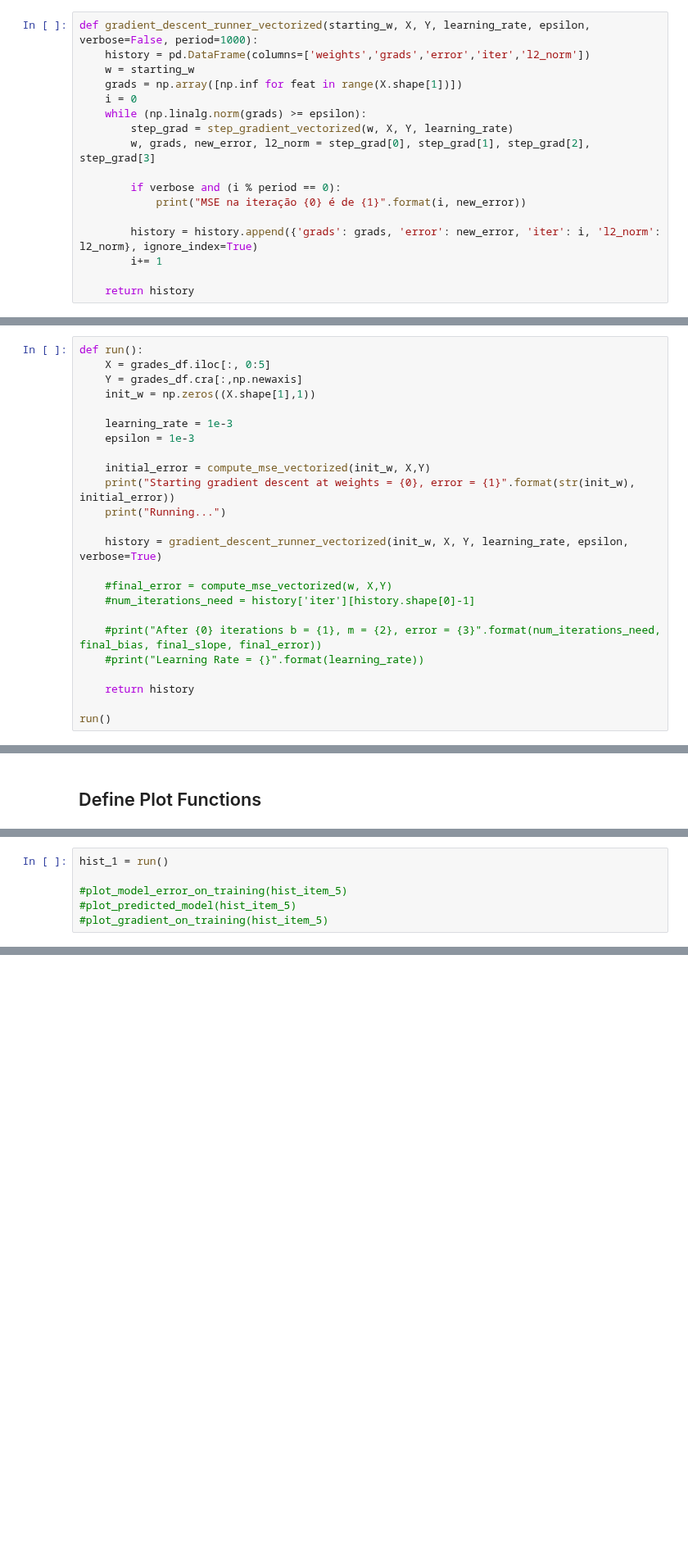
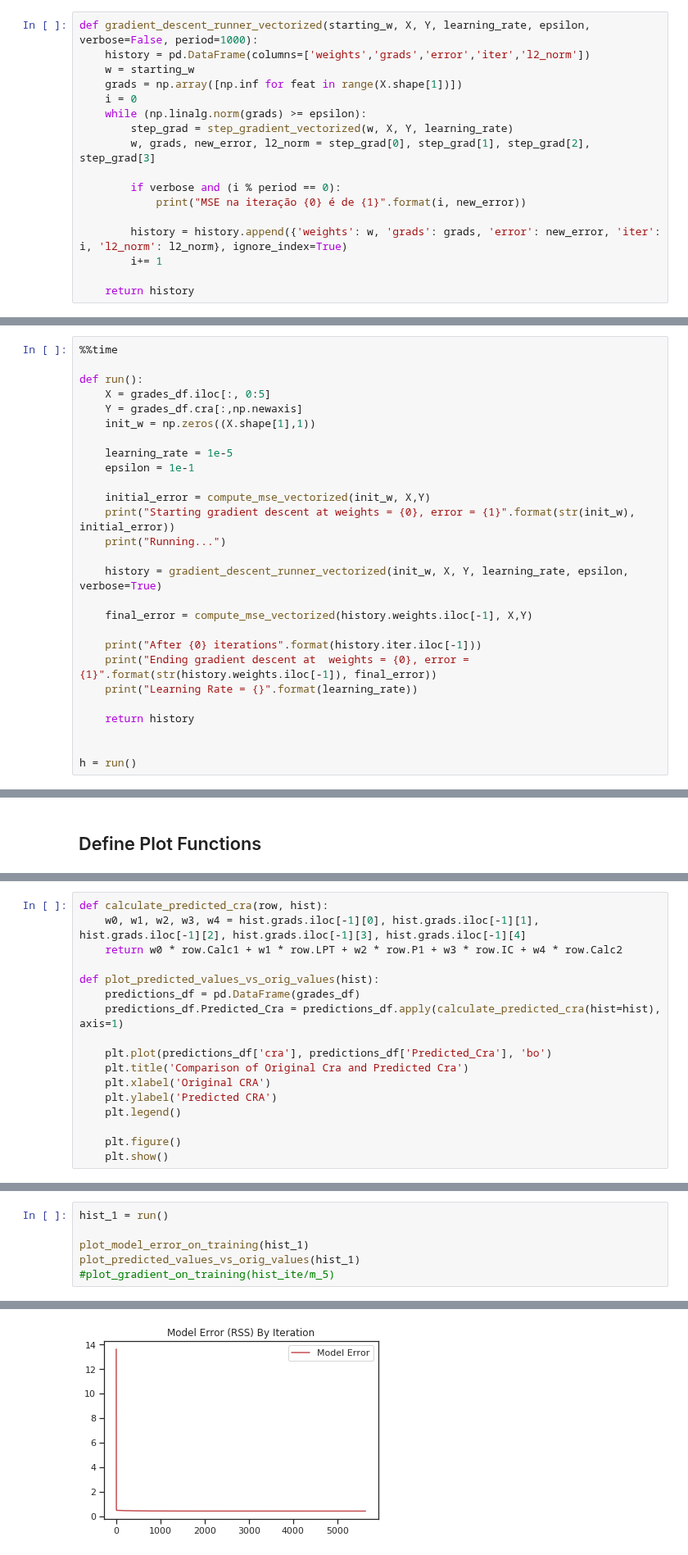
Before and after one commit to guilhermemg/ml-mestrado, a Jupyter notebook: notebooks/assignment-2.ipynb, the cells around one changed output, grey strips where cells are left out. Shown at 82% size. Saved outputs shown, nothing was run; the diff lists cells and outputs as text; blank space fills up the shorter version.

```diff
--- a/notebooks/assignment-2.ipynb
+++ b/notebooks/assignment-2.ipynb
@@ -104,20 +98,22 @@ def gradient_descent_runner_vectorized(starting_w, X, Y, learning_rate, epsilon,
         if verbose and (i % period == 0):
             print("MSE na iteração {0} é de {1}".format(i, new_error))
 
-        history = history.append({'grads': grads, 'error': new_error, 'iter': i, 'l2_norm': l2_norm}, ignore_index=True)
+        history = history.append({'weights': w, 'grads': grads, 'error': new_error, 'iter': i, 'l2_norm': l2_norm}, ignore_index=True)
         i+= 1
 
     return history
 # %% [markdown]
 ### Função para fazer o treinamento
 # %%
+%%time
+
 def run():
     X = grades_df.iloc[:, 0:5]
     Y = grades_df.cra[:,np.newaxis]
     init_w = np.zeros((X.shape[1],1))
 
-    learning_rate = 1e-3
-    epsilon = 1e-3
+    learning_rate = 1e-5
+    epsilon = 1e-1
 
     initial_error = compute_mse_vectorized(init_w, X,Y)
     print("Starting gradient descent at weights = {0}, error = {1}".format(str(init_w), initial_error))
@@ -125,15 +121,16 @@ def run():
 
     history = gradient_descent_runner_vectorized(init_w, X, Y, learning_rate, epsilon, verbose=True)
 
-    #final_error = compute_mse_vectorized(w, X,Y)
-    #num_iterations_need = history['iter'][history.shape[0]-1]
+    final_error = compute_mse_vectorized(history.weights.iloc[-1], X,Y)
 
-    #print("After {0} iterations b = {1}, m = {2}, error = {3}".format(num_iterations_need, final_bias, final_slope, final_error))
-    #print("Learning Rate = {}".format(learning_rate))
+    print("After {0} iterations".format(history.iter.iloc[-1]))
+    print("Ending gradient descent at  weights = {0}, error = {1}".format(str(history.weights.iloc[-1]), final_error))
+    print("Learning Rate = {}".format(learning_rate))
 
     return history
 
-run()
+
+h = run()
 # %% [output]
 Starting gradient descent at weights = [[0.]
  [0.]
@@ -234,3 +189,20 @@ def plot_predicted_model(hist):
+# %%
+def calculate_predicted_cra(row, hist):
+    w0, w1, w2, w3, w4 = hist.grads.iloc[-1][0], hist.grads.iloc[-1][1], hist.grads.iloc[-1][2], hist.grads.iloc[-1][3], hist.grads.iloc[-1][4]
+    return w0 * row.Calc1 + w1 * row.LPT + w2 * row.P1 + w3 * row.IC + w4 * row.Calc2
+
+def plot_predicted_values_vs_orig_values(hist):
+    predictions_df = pd.DataFrame(grades_df)
+    predictions_df.Predicted_Cra = predictions_df.apply(calculate_predicted_cra(hist=hist), axis=1)
+
+    plt.plot(predictions_df['cra'], predictions_df['Predicted_Cra'], 'bo')
+    plt.title('Comparison of Original Cra and Predicted Cra')
+    plt.xlabel('Original CRA')
+    plt.ylabel('Predicted CRA')
+    plt.legend()
+
+    plt.figure()
+    plt.show()
 # %%
 def plot_model_error_on_training(hist):
     plt.plot(hist['iter'], hist['error'] , 'r', label='Model Error')
@@ -256,6 +228,7 @@ def plot_gradient_on_training(hist):
 # %%
 hist_1 = run()
 
-#plot_model_error_on_training(hist_item_5)
-#plot_predicted_model(hist_item_5)
-#plot_gradient_on_training(hist_item_5)
+plot_model_error_on_training(hist_1)
+plot_predicted_values_vs_orig_values(hist_1)
+#plot_gradient_on_training(hist_ite/m_5)
+# %% [output]
@@ -261,0 +254 @@ hist_1 = run()
+[figure, added]
```
Also changed, not shown: parts of 11 cells of this notebook.
